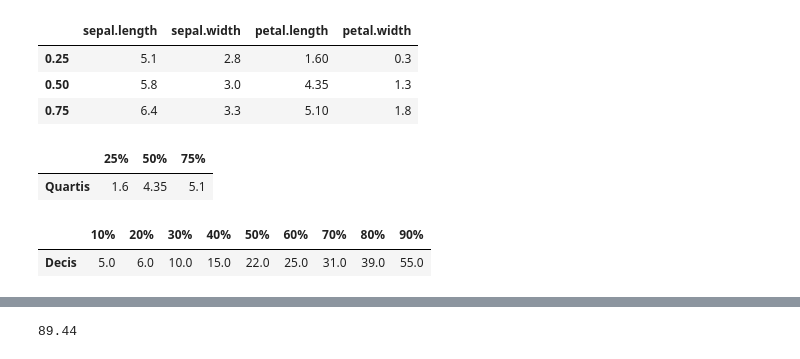
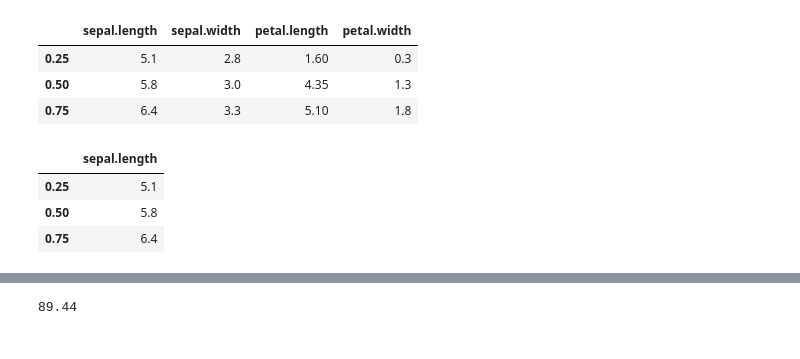
Before and after one commit to italoseara/CET083, a Jupyter notebook: pos.ipynb, the cells around one changed output, grey strips where cells are left out. Cells and saved outputs as stored; diff of their text form; code cells hidden in the pictures.

```diff
--- a/pos.ipynb
+++ b/pos.ipynb
@@ -125,9 +119,9 @@ Documentação da função `pd.DataFrame.quantile` [aqui](https://pandas.pydata.
 # %%
 # Carregando o dataset
-dt = pd.read_csv('iris.csv')
+df = pd.read_csv('iris.csv')
 
-dt.info()  # Verificando as informações do dataset
-dt.head()  # Visualizando as primeiras linhas do dataset
+df.info()  # Verificando as informações do dataset
+df.head()  # Visualizando as primeiras linhas do dataset
 # %% [output]
 <class 'pandas.core.frame.DataFrame'>
 RangeIndex: 150 entries, 0 to 149
@@ -158,19 +152,14 @@ dt.quantile([0.25, 0.5, 0.75], numeric_only=True)
 | 0.50 | 5.8 | 3.0 | 4.35 | 1.3 |
 | 0.75 | 6.4 | 3.3 | 5.10 | 1.8 |
 # %%
-# Calculando os quartis de uma coluna específica
-quartiles(dt['petal.length'])
+# Calculando os quartis de uma coluna
+df["sepal.length"].quantile([0.25, 0.5, 0.75]).to_frame()
+
+# OU
+
+# quartiles(dt["sepal.length"])
 # %% [output]
-|  | 25% | 50% | 75% |
-| Quartis | 1.6 | 4.35 | 5.1 |
+|  | sepal.length |
+| 0.25 | 5.1 |
+| 0.50 | 5.8 |
+| 0.75 | 6.4 |
-# %%
-# - Decis
-
-# A partir de um vetor
-k = np.array([1, 3, 5, 6, 6, 9, 10, 13, 15, 20, 22, 24, 25, 29, 31, 31, 39, 40, 55, 90, 91])
-
-# Todos os decis
-deciles(k)
-# %% [output]
-|  | 10% | 20% | 30% | 40% | 50% | 60% | 70% | 80% | 90% |
-| Decis | 5.0 | 6.0 | 10.0 | 15.0 | 22.0 | 25.0 | 31.0 | 39.0 | 55.0 |
```
Also changed, not shown: parts of 26 cells of this notebook, 2 other files.
